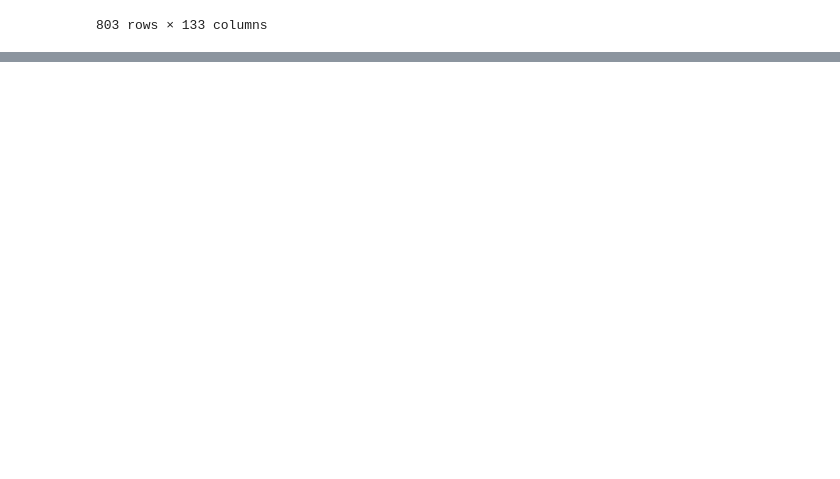
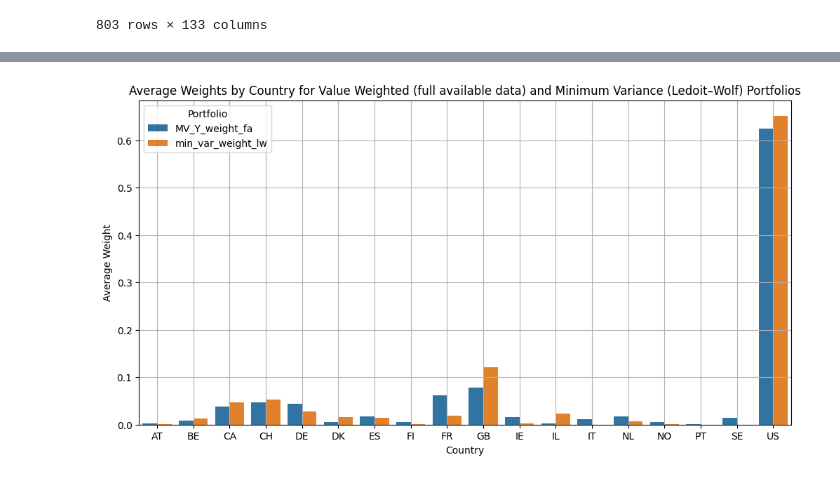
Before and after one commit to Quentinrezzo/Sustainability-Project, a Jupyter notebook: sustainability/notebook.ipynb, the cells around one changed output, grey strips where cells are left out. Cells and saved outputs as stored; diff of their text form; code cells hidden in the pictures; blank space fills up the shorter version.

```diff
--- a/sustainability/notebook.ipynb
+++ b/sustainability/notebook.ipynb
@@ -1233,0 +1284,18 @@ for year in range(2013, 2025):
+# %%
+# Same with full available data for the value-weighted portfolio and with the minimum variance portfolio with Ledoit–Wolf shrinkage estimator
+for year in range(2013, 2025):
+    globals()[f'weights_by_country_{year}'] = globals()[f'inv_set_{year}'].groupby('Country')[['MV_Y_weight_fa', 'min_var_weight_lw']].sum()
+    globals()[f'weights_by_country_{year}'] = globals()[f'weights_by_country_{year}'].reset_index()
+    globals()[f'weights_by_country_{year}'] = globals()[f'weights_by_country_{year}'].melt(id_vars='Country', var_name='Portfolio', value_name='Weight')
+weights_by_country_all_years = pd.concat([globals()[f'weights_by_country_{year}'] for year in range(2013, 2025)], ignore_index=True)
+weights_by_country_all_years = weights_by_country_all_years.groupby(['Country', 'Portfolio'])['Weight'].mean().reset_index()
+plt.figure(figsize=(12, 6))
+sns.barplot(data=weights_by_country_all_years, x='Country', y='Weight', hue='Portfolio')
+plt.title('Average Weights by Country for Value Weighted (full available data) and Minimum Variance (Ledoit–Wolf) Portfolios')
+plt.ylabel('Average Weight')
+plt.xlabel('Country')
+plt.legend(title='Portfolio')
+plt.grid()
+plt.show()
+# %% [output]
+[figure, added]
```
Also changed, not shown: parts of 24 cells of this notebook, 28 other files.
